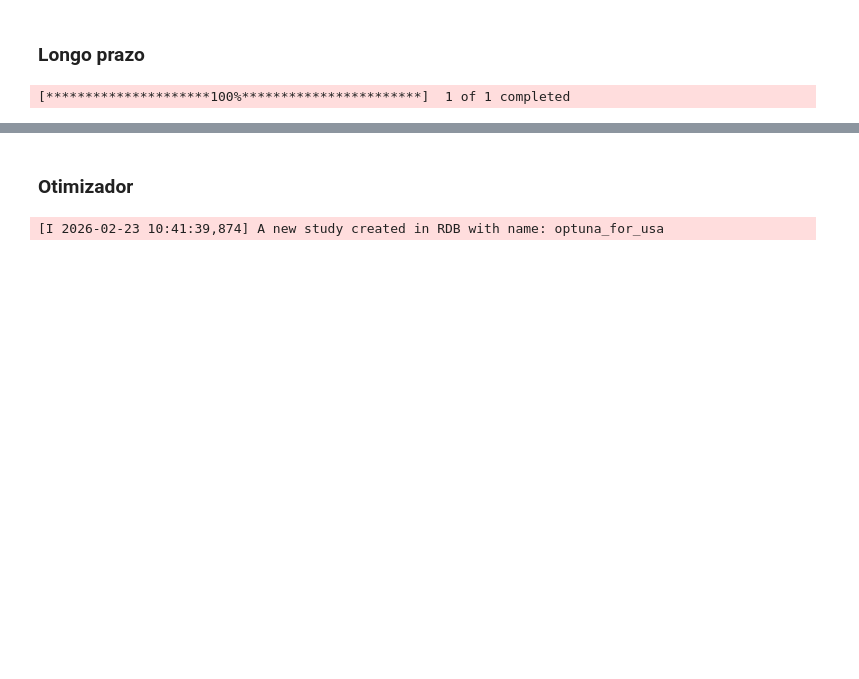
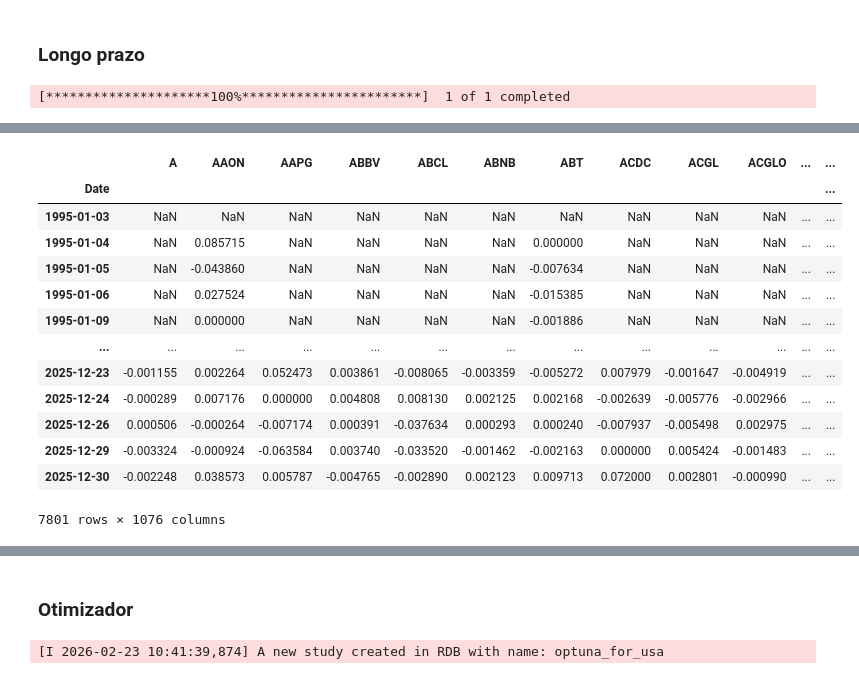
Before and after one commit to savio160502/Statistical-Arbitrage, a Jupyter notebook: run_backtest.ipynb, the cells around one changed output, grey strips where cells are left out. Cells and saved outputs as stored; diff of their text form; code cells hidden in the pictures; blank space fills up the shorter version.

```diff
--- a/run_backtest.ipynb
+++ b/run_backtest.ipynb
@@ -674,3 +739,20 @@ Ticker UGPA3.SA tem retorno mínimo <= -0.51, descartando.
+# %%
+returns_longa
+# %% [output]
+|  | A | AAON | AAPG | ABBV | ABCL | ABNB | ABT | ACDC | ACGL | ACGLO | ... | ... |
+| Date |  |  |  |  |  |  |  |  |  |  |  | ... |
+| 1995-01-03 | NaN | NaN | NaN | NaN | NaN | NaN | NaN | NaN | NaN | NaN | ... | ... |
+| 1995-01-04 | NaN | 0.085715 | NaN | NaN | NaN | NaN | 0.000000 | NaN | NaN | NaN | ... | ... |
+| 1995-01-05 | NaN | -0.043860 | NaN | NaN | NaN | NaN | -0.007634 | NaN | NaN | NaN | ... | ... |
+| 1995-01-06 | NaN | 0.027524 | NaN | NaN | NaN | NaN | -0.015385 | NaN | NaN | NaN | ... | ... |
+| 1995-01-09 | NaN | 0.000000 | NaN | NaN | NaN | NaN | -0.001886 | NaN | NaN | NaN | ... | ... |
+| ... | ... | ... | ... | ... | ... | ... | ... | ... | ... | ... | ... | ... |
+| 2025-12-23 | -0.001155 | 0.002264 | 0.052473 | 0.003861 | -0.008065 | -0.003359 | -0.005272 | 0.007979 | -0.001647 | -0.004919 | ... | ... |
+| 2025-12-24 | -0.000289 | 0.007176 | 0.000000 | 0.004808 | 0.008130 | 0.002125 | 0.002168 | -0.002639 | -0.005776 | -0.002966 | ... | ... |
+| 2025-12-26 | 0.000506 | -0.000264 | -0.007174 | 0.000391 | -0.037634 | 0.000293 | 0.000240 | -0.007937 | -0.005498 | 0.002975 | ... | ... |
+| 2025-12-29 | -0.003324 | -0.000924 | -0.063584 | 0.003740 | -0.033520 | -0.001462 | -0.002163 | 0.000000 | 0.005424 | -0.001483 | ... | ... |
+| 2025-12-30 | -0.002248 | 0.038573 | 0.005787 | -0.004765 | -0.002890 | 0.002123 | 0.009713 | 0.072000 | 0.002801 | -0.000990 | ... | ... |
+7801 rows × 1076 columns
 # %%
 # Melhor longo (sem drift)
 results6 = pca_portfolio_hedge(
```
Also changed, not shown: parts of 17 cells of this notebook, 1 other file.
